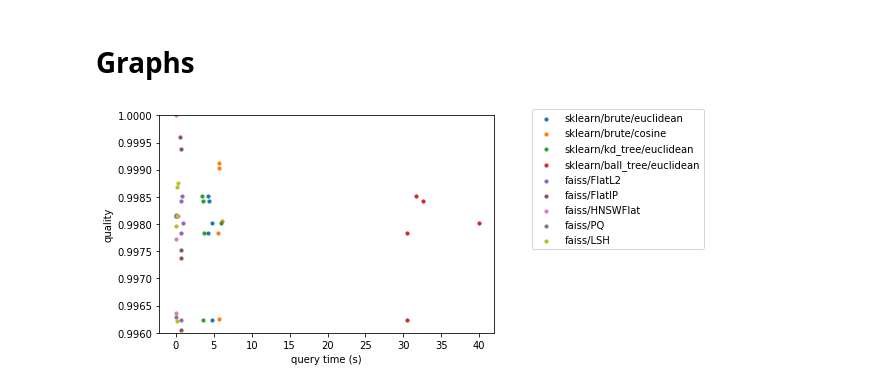
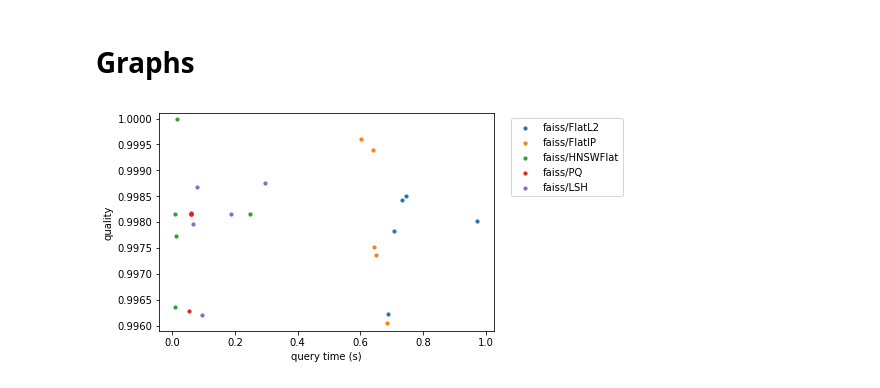
Before and after one commit to einstein9998/Internship, a Jupyter notebook: faiss.ipynb, the cells around one changed output. Saved outputs shown, nothing was run; the diff lists cells and outputs as text; code cells hidden in the pictures.

```diff
--- a/faiss.ipynb
+++ b/faiss.ipynb
@@ -518,7 +148,24 @@ TABLE_NORM = pd.concat([TABLE_NORM] + temp)
+# %%
+#faiss HNSW (Hierarchical Navigable Small World)
+#extra argument is number of subquantizers (I think - the documentation is a little sparse)
+temp = []
+for seed in range(5):
+    temp.append(faissNN(egfr_active_features_norm, [stuff_cleaned_norm, egfr_inactive_features_norm],
+                       0.2, 100, 'HNSWFlat', seed, args=[64]))
+faiss_results = pd.concat([faiss_results] + temp)
+# %%
+#faiss LSH (Locality-Sensitive Hashing)
+#extra argument is n_bits used for something (again, sparse documentation)
+temp = []
+for seed in range(5):
+    temp.append(faissNN(egfr_active_features_norm, [stuff_cleaned_norm, egfr_inactive_features_norm],
+                       0.2, 100, 'LSH', seed, [256]))
+faiss_results = pd.concat([faiss_results] + temp)
 # %%
-#sklearn's other algorithms
+#faiss PQ (product quantizer)
+#extra arguments are number of subquantizers and n_bits
 temp = []
-for algorithm in ['kd_tree', 'ball_tree']:
-    for seed in range(5):
-        temp.append(knn([stuff_cleaned_norm, egfr_inactive_features_norm], egfr_active_features_norm, egfr_active,
-                       0.2, 100, algorithm, 'euclidean', seed))
+for seed in range(5):
+    temp.append(faissNN(egfr_active_features_norm, [stuff_cleaned_norm, egfr_inactive_features_norm],
+                       0.2, 100, 'PQ', seed, [1, 8]))
+faiss_results = pd.concat([faiss_results] + temp)
@@ -668,16 +192,16 @@ TABLE_NORM.shape
 # %% [markdown]
 # Graphs
 # %%
-a = TABLE_NORM
+a = faiss_results
 # %%
+#graph of query time vs quality for each index
 plt.figure()
-for i in range(0, 45, 5):
+for i in range(0, 25, 5):
     plt.scatter(a[i:i+5]['query time (s)'], a[i:i+5]['quality'], s=10)
-plt.ylim(0.996, 1)
+plt.ylim(0.9959, 1.0001)
 plt.xlabel('query time (s)')
 plt.ylabel('quality')
-plt.legend(['sklearn/brute/euclidean', 'sklearn/brute/cosine', 'sklearn/kd_tree/euclidean', 'sklearn/ball_tree/euclidean',
-            'faiss/FlatL2', 'faiss/FlatIP', 'faiss/HNSWFlat', 'faiss/PQ', 'faiss/LSH'], bbox_to_anchor=(1.1, 1.05))
+plt.legend(['faiss/FlatL2', 'faiss/FlatIP', 'faiss/HNSWFlat', 'faiss/PQ', 'faiss/LSH'], bbox_to_anchor=(1.4, 1))
 plt.show()
 # %% [output]
-[figure, old version]
+[figure, new version]
```
Also changed, not shown: parts of 77 cells of this notebook, 2 other files.
